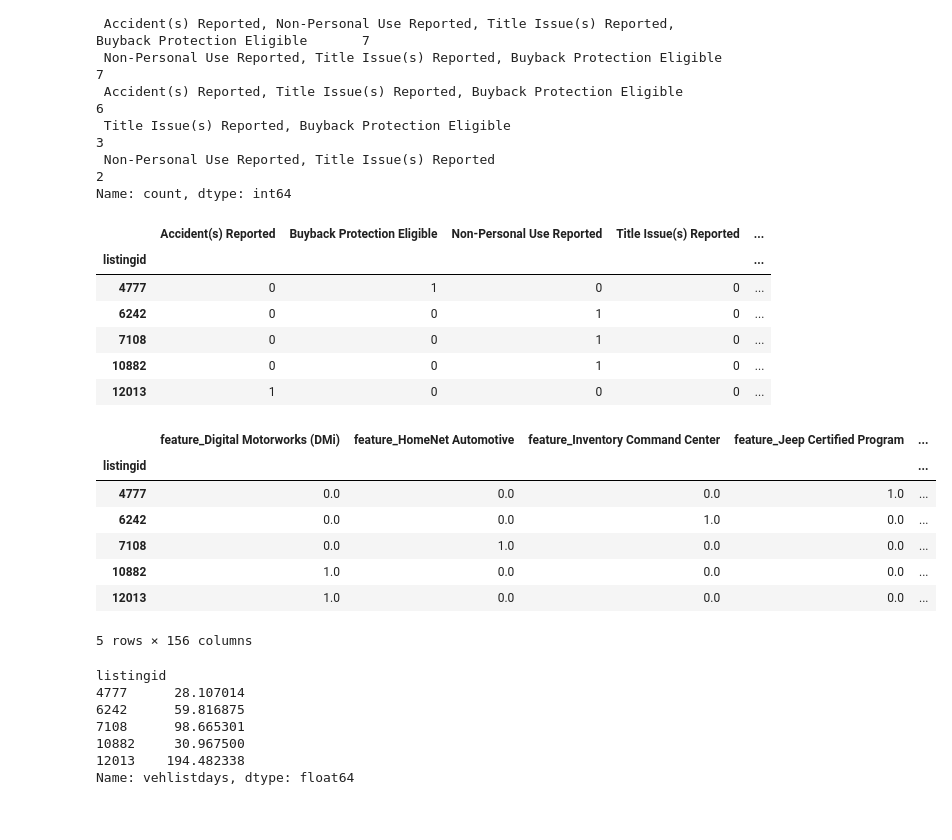
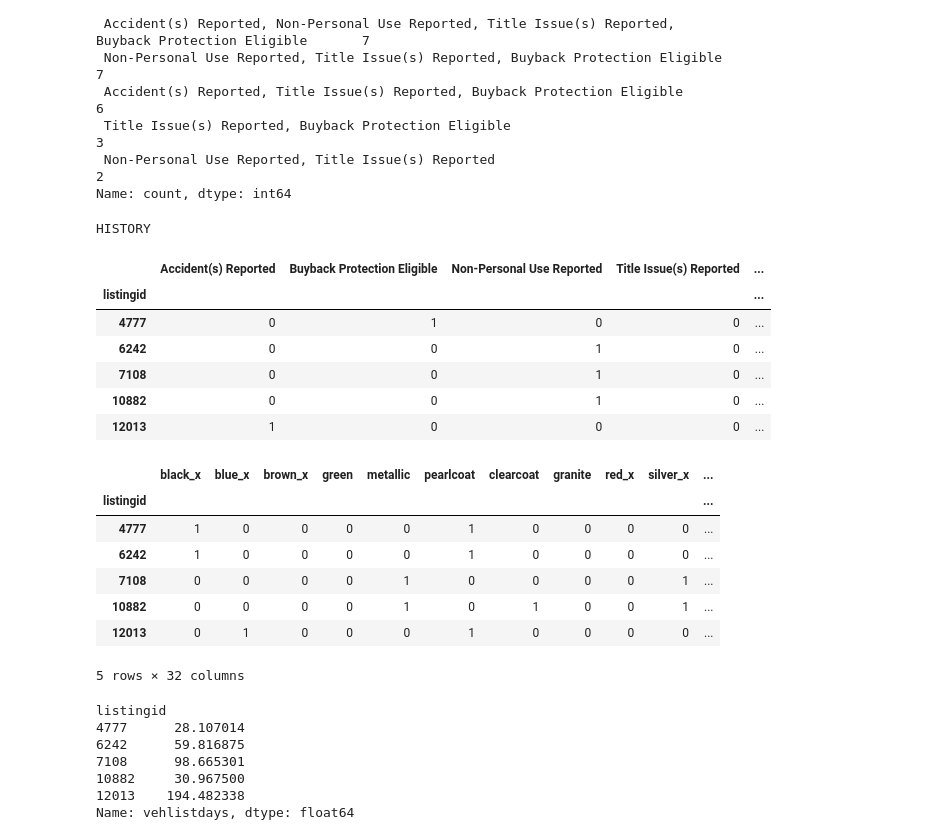
Before and after one commit to aflynn0213/vehicle_predictions, a Jupyter notebook: usedCarsPredictions.ipynb, the cells around one changed output. Saved outputs shown, nothing was run; the diff lists cells and outputs as text; code cells hidden in the pictures.

```diff
--- a/usedCarsPredictions.ipynb
+++ b/usedCarsPredictions.ipynb
@@ -810,12 +757,10 @@ Cylinders
 0     113
 Name: count, dtype: int64
 # %%
-
-#Merge two new columns with other existing multi-column encoded features
-encoded_df = pd.merge(encoded_df, temp_df, left_index=True, right_index=True)
-#Want to drop original
+input_data[temp_df.columns] = temp_df
+orig_cols.append(column)
 feats_to_drop.append(column)
-encoded_cols.append(column)
 col+=1
+print(encoded_cols)
 temp_df.head()
 # %% [output]
@@ -841,7 +787,10 @@ Name: vehfeats, dtype: object
 #ELIMINATE WORDS THAT APPEAR IN MORE THAN max_doc_freq OF DOCUMENTS (DOCUMENT ~ ROW)
 #WILL GET RID OF COMMON WORDS SUCH AS "THE", "A", etc.
 #LIMIT VOCABULARY TO max_feats COLUMNS (ONE FOR EACH WORD)
-temp_df = tf_idfTokenizer(feat_ptr,max_doc_freq=.50,max_feats=60)
+tf_feats = TfidfVectorizer(max_df=0.50,max_features=30)
+temp_df = feat_ptr.copy()
+tf_feats = tf_feats.fit(temp_df)
+temp_df = tf_idfTokenizer(temp_df,tf_feats)
 #THOUGHT: TUNE THE HYPERPARAMETERS TO OPTIMIZE THE TOKENIZER?
 temp_df.head()
 # %% [output]
@@ -856,8 +805,6 @@ temp_df.head()
 # %%
-
 #DROP ORIGINAL STATE COLUMN AND LATER REPLACE WITH ENCODED MATRIX COLUMNS
 feats_to_drop.append(column)
-encoded_cols.append(column)
-encoded_df = pd.merge(encoded_df, temp_df, left_index=True, right_index=True)
-
-col+=1
+tokenize_cols = [column]
+input_data[temp_df.columns] = temp_df
+input_data.head()
@@ -942,9 +896,10 @@ Name: count, dtype: int64
 #TURNS OUT THAT THESE PHRASES CAN ACTUALLY BE TURNED INTO CATEGORICAL COLUMNS
 #EACH ELEMENT IS A COMBINATION OF VARYING SIZE OF THE 4 POSSIBLE UNIQUE PHRASES
 #ONE HOT ENCODE WITH A COLUMN FOR EACH PHRASE
-encoded_hist = handleVehHistory(temp_df["History"])
+encoded_hist = handle_vehhistory(temp_df["History"])
 encoded_hist.head()
 # %% [output]
+HISTORY
 |  | Accident(s) Reported | Buyback Protection Eligible | Non-Personal Use Reported | Title Issue(s) Reported | ... |
 | listingid |  |  |  |  | ... |
 | 4777 | 0 | 1 | 0 | 0 | ... |
@@ -953,21 +908,20 @@ encoded_hist.head()
 | 10882 | 0 | 0 | 1 | 0 | ... |
 | 12013 | 1 | 0 | 0 | 0 | ... |
 # %%
-
 #DROP ORIGINAL COLUMN AND LATER REPLACE WITH ENCODED MATRIX COLUMNS
 feats_to_drop.append(column)
-encoded_cols.append(column)
-encoded_df = pd.merge(encoded_df, encoded_hist, left_index=True, right_index=True)
-encoded_df.head()
+self_encode = pd.merge(self_encode, encoded_hist, left_index=True, right_index=True)
+orig_cols.append(column)
+self_encode.head()
 # %% [output]
-|  | feature_Digital Motorworks (DMi) | feature_HomeNet Automotive | feature_Inventory Command Center | feature_Jeep Certified Program | ... |
-| listingid |  |  |  |  | ... |
-| 4777 | 0.0 | 0.0 | 0.0 | 1.0 | ... |
-| 6242 | 0.0 | 0.0 | 1.0 | 0.0 | ... |
-| 7108 | 0.0 | 1.0 | 0.0 | 0.0 | ... |
-| 10882 | 1.0 | 0.0 | 0.0 | 0.0 | ... |
-| 12013 | 1.0 | 0.0 | 0.0 | 0.0 | ... |
+|  | black_x | blue_x | brown_x | green | metallic | pearlcoat | clearcoat | granite | red_x | silver_x | ... |
+| listingid |  |  |  |  |  |  |  |  |  |  | ... |
+| 4777 | 1 | 0 | 0 | 0 | 0 | 1 | 0 | 0 | 0 | 0 | ... |
+| 6242 | 1 | 0 | 0 | 0 | 0 | 1 | 0 | 0 | 0 | 0 | ... |
+| 7108 | 0 | 0 | 0 | 0 | 1 | 0 | 0 | 0 | 0 | 1 | ... |
+| 10882 | 0 | 0 | 0 | 0 | 1 | 0 | 1 | 0 | 0 | 1 | ... |
+| 12013 | 0 | 1 | 0 | 0 | 0 | 1 | 0 | 0 | 0 | 0 | ... |
-5 rows × 156 columns
+5 rows × 32 columns
 # %%
 col+=1
 feat_ptr,column = setFeatPtr(input_data,col)
```
Also changed, not shown: parts of 68 cells of this notebook.
